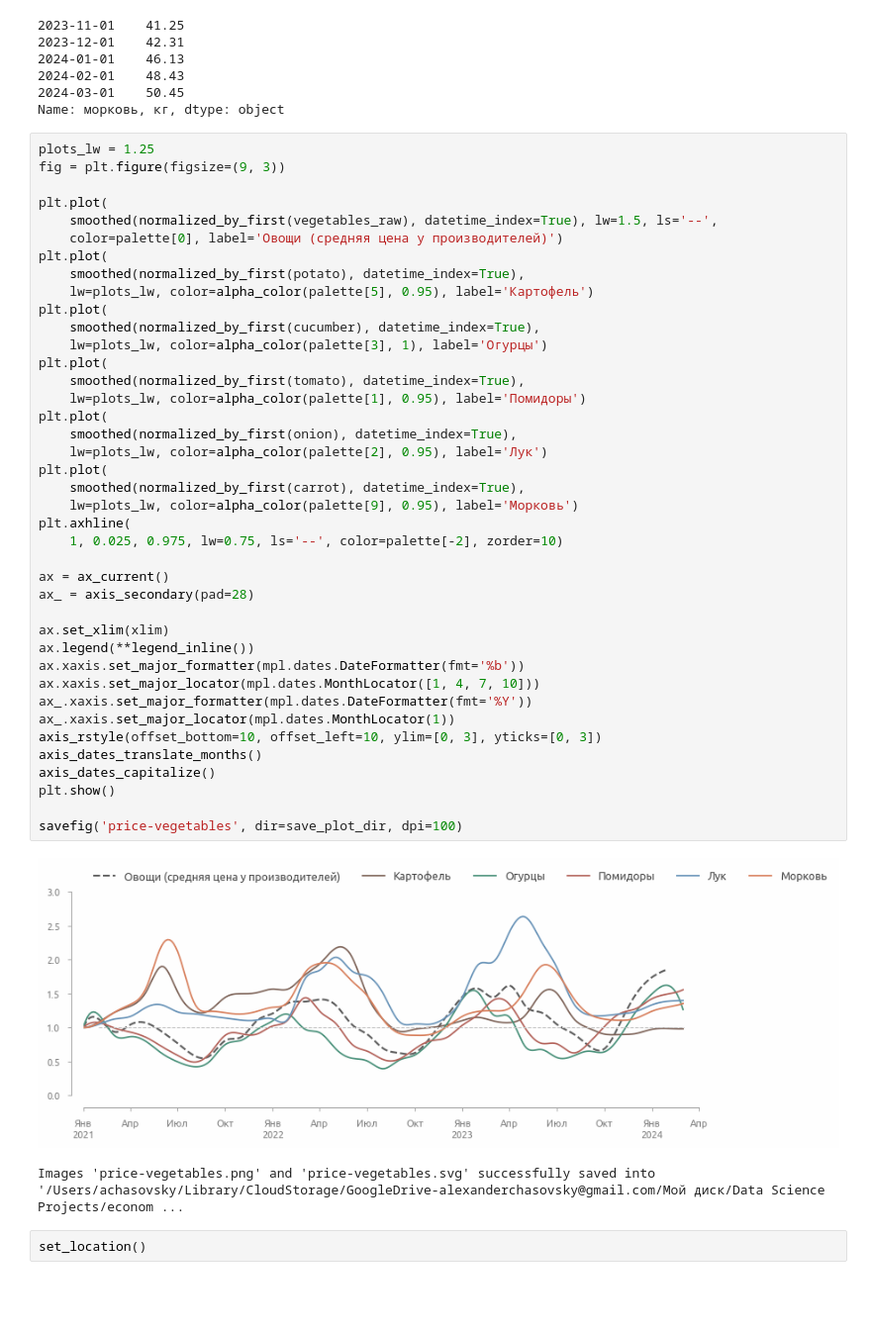
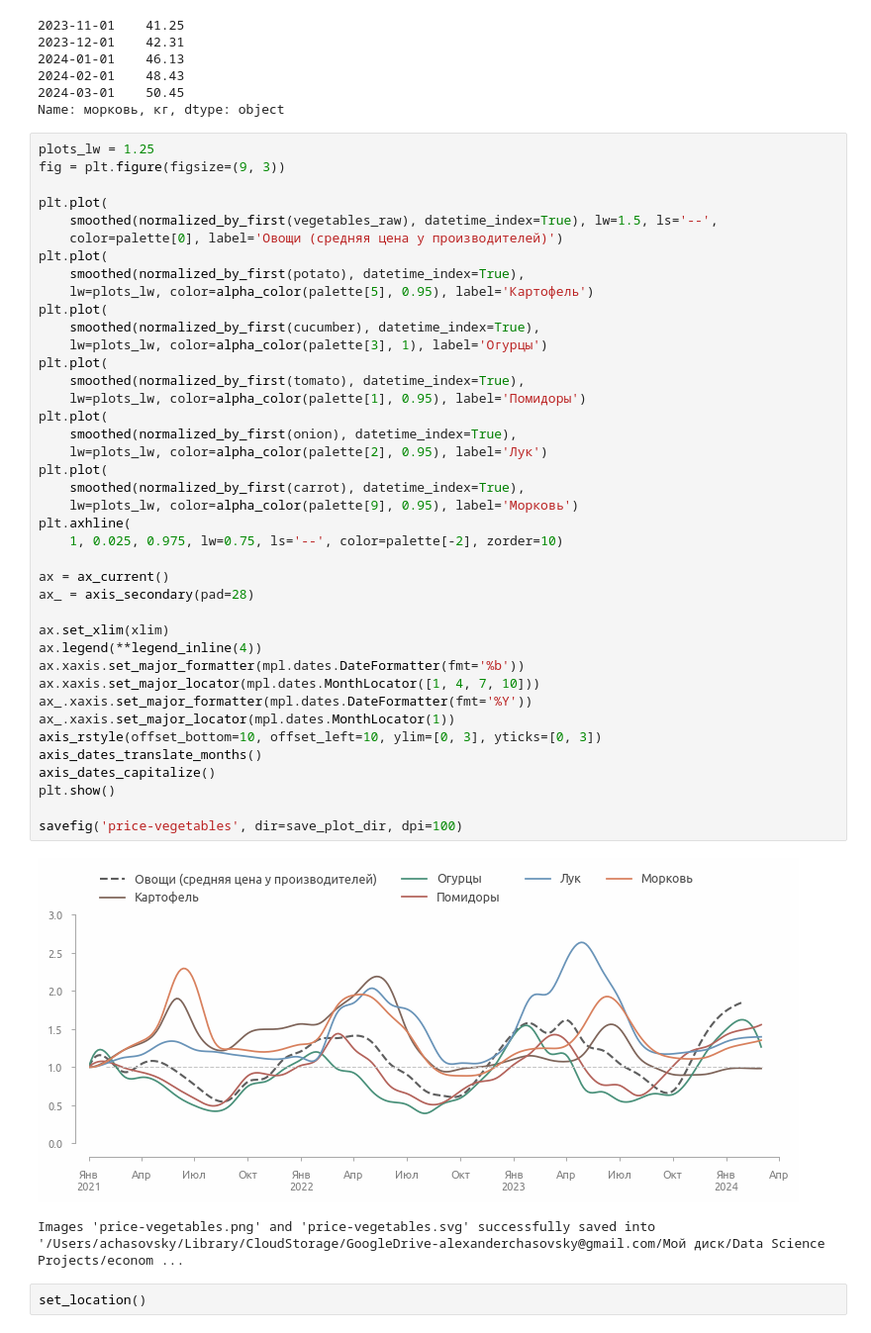
Before and after one commit to a-chasovsky/economics-rus, a Jupyter notebook: notebooks/visualization/consumer-prices-2021-2023.ipynb, the cells around one changed output. Shown at 99% size. Drawn from its saved outputs; the diff is of its cells as text; blank space fills up the shorter version.

```diff
--- a/notebooks/visualization/consumer-prices-2021-2023.ipynb
+++ b/notebooks/visualization/consumer-prices-2021-2023.ipynb
@@ -1126,35 +1126,35 @@ plt.plot(
 plt.plot(
     smoothed(normalized_by_first(cucumber), datetime_index=True),
     lw=plots_lw, color=alpha_color(palette[3], 1), label='Огурцы')
 plt.plot(
     smoothed(normalized_by_first(tomato), datetime_index=True),
     lw=plots_lw, color=alpha_color(palette[1], 0.95), label='Помидоры')
 plt.plot(
     smoothed(normalized_by_first(onion), datetime_index=True),
     lw=plots_lw, color=alpha_color(palette[2], 0.95), label='Лук')
 plt.plot(
     smoothed(normalized_by_first(carrot), datetime_index=True),
     lw=plots_lw, color=alpha_color(palette[9], 0.95), label='Морковь')
 plt.axhline(
     1, 0.025, 0.975, lw=0.75, ls='--', color=palette[-2], zorder=10)
 
 ax = ax_current()
 ax_ = axis_secondary(pad=28)
 
 ax.set_xlim(xlim)
-ax.legend(**legend_inline())
+ax.legend(**legend_inline(4))
 ax.xaxis.set_major_formatter(mpl.dates.DateFormatter(fmt='%b'))
 ax.xaxis.set_major_locator(mpl.dates.MonthLocator([1, 4, 7, 10]))
 ax_.xaxis.set_major_formatter(mpl.dates.DateFormatter(fmt='%Y'))
 ax_.xaxis.set_major_locator(mpl.dates.MonthLocator(1))
 axis_rstyle(offset_bottom=10, offset_left=10, ylim=[0, 3], yticks=[0, 3])
 axis_dates_translate_months()
 axis_dates_capitalize()
 plt.show()
 
 savefig('price-vegetables', dir=save_plot_dir, dpi=100)
 # %% [output]
-[figure, old version]
+[figure, new version]
 Images 'price-vegetables.png' and 'price-vegetables.svg' successfully saved into '/Users/achasovsky/Library/CloudStorage/GoogleDrive-alexanderchasovsky@gmail.com/Мой диск/Data Science Projects/econom ...
 # %%
 set_location()
```
Also changed, not shown: 2 other files.
